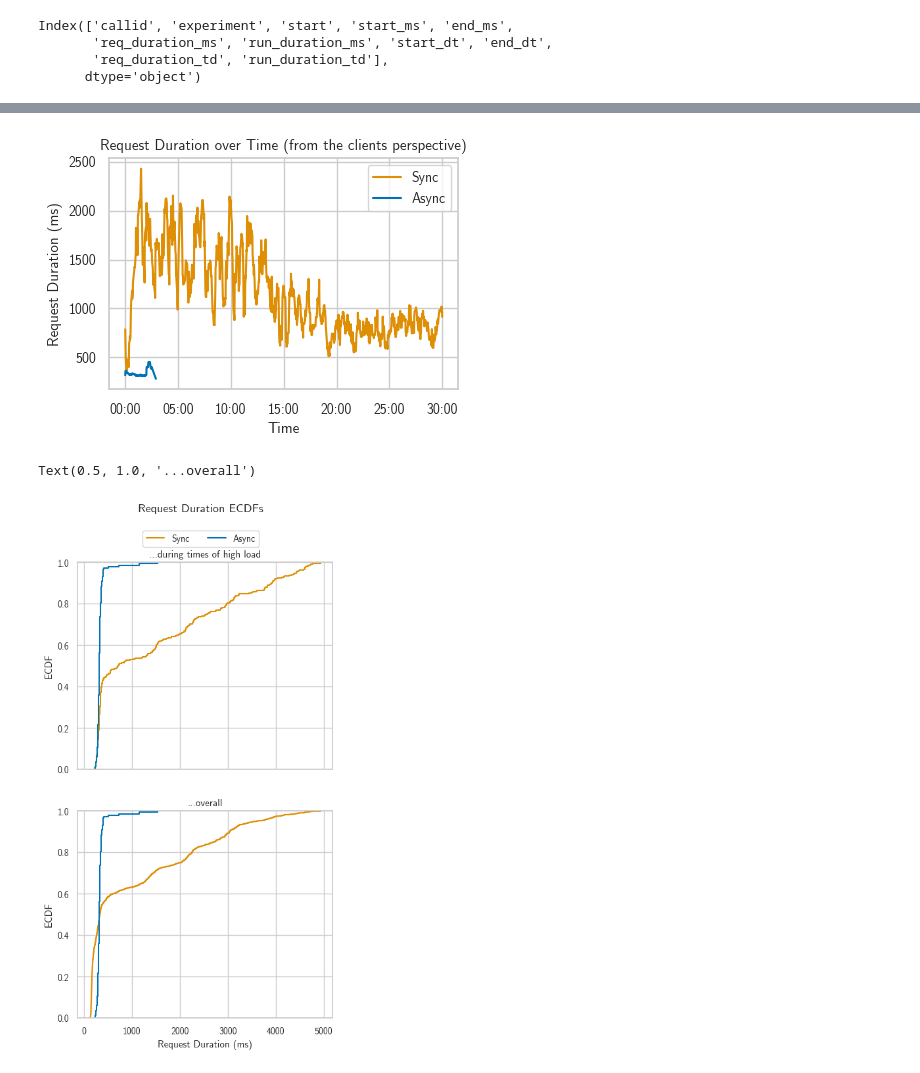
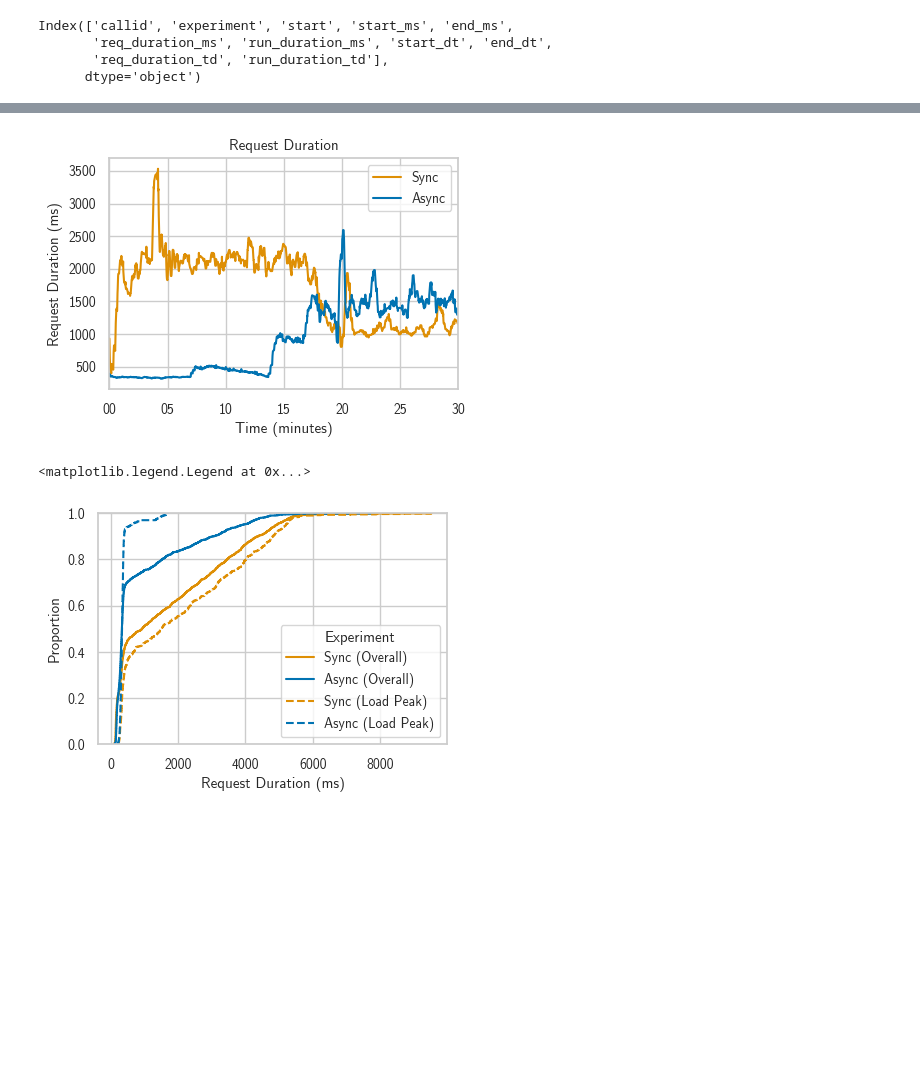
Before and after one commit to umbrellerde/nuclio, a Jupyter notebook: profaastinate/evaluation/stats/properstats.ipynb, the cells around one changed output, grey strips where cells are left out. Drawn from its saved outputs; the diff is of its cells as text; code cells hidden in the pictures; blank space fills up the shorter version.

```diff
--- a/profaastinate/evaluation/stats/properstats.ipynb
+++ b/profaastinate/evaluation/stats/properstats.ipynb
@@ -27,8 +27,8 @@ def save_fig(ax, name, file_type="pdf"):
     file_name = name + "." + file_type
     fig.savefig(os.path.join("graphs", file_name), bbox_inches='tight')
 # %%
-async_folder = "logs/18_N"
-sync_folder = "logs/13_J"
+async_folder = "logs/20_P"
+sync_folder = "logs/21_Q" # prev: 13_J
 
 experiment_phase_ms = {
     "begin": 0,
@@ -273,38 +311,27 @@ Average CPU Over Baseline during the end phase: async: nan, sync: 28.22177852348
 sns.lineplot(data=r_s_w_df, x="start_dt", y="req_duration_ms", label="Sync", color=color_map["sync"])
 sns.lineplot(data=r_a_w_df, x="start_dt", y="req_duration_ms", label="Async", color=color_map["async"])
 plt.ylabel("Request Duration (ms)")
-plt.xlabel("Time")
-plt.title("Request Duration over Time (from the clients perspective)")
+plt.xlabel("Time (minutes)")
+plt.title("Request Duration")
+plt.xlim(pd.to_datetime(experiment_phase_ms["begin"], unit="ms"), pd.to_datetime(experiment_phase_ms["end"], unit="ms"))
 
-plt.gca().xaxis.set_major_formatter(mdates.DateFormatter('%M:%S'))
+plt.gca().xaxis.set_major_formatter(mdates.DateFormatter('%M'))
 # %% [output]
-[figure, old version]
+[figure, new version]
 # %%
-# Create a split ecdf plot with the overall request duration and the request duration during the first phase of the experiment where start_ms is smaller than experiment_phase_ms["high_end"]
-fig, (ax1, ax2) = plt.subplots(2, 1, sharex=True, sharey=True, figsize=(5,9))
-
-sns.ecdfplot(ax=ax2, data=s_w_df, x="req_duration_ms", label="Sync", color=color_map["sync"])
-sns.ecdfplot(ax=ax2, data=a_w_df, x="req_duration_ms", label="Async", color=color_map["async"])
+sns.ecdfplot(data=s_w_df, x="req_duration_ms", label="Sync (Overall)", color=color_map["sync"])
+sns.ecdfplot(data=a_w_df, x="req_duration_ms", label="Async (Overall)", color=color_map["async"])
 
 # get s_w_df and a_w_df where start_ms is smaller than experiment_phase_ms["high_end"]
 s_w_df_phase_1 = s_w_df[s_w_df["start_ms"] < experiment_phase_ms["high_end"]]
 a_w_df_phase_1 = a_w_df[a_w_df["start_ms"] < experiment_phase_ms["high_end"]]
-sns.ecdfplot(ax=ax1, data=s_w_df_phase_1, x="req_duration_ms", label="Sync", color=color_map["sync"])
-sns.ecdfplot(ax=ax1, data=a_w_df_phase_1, x="req_duration_ms", label="Async", color=color_map["async"])
+sns.ecdfplot(data=s_w_df_phase_1, x="req_duration_ms", label="Sync (Load Peak)", color=color_map["sync"], linestyle="--")
+sns.ecdfplot(data=a_w_df_phase_1, x="req_duration_ms", label="Async (Load Peak)", color=color_map["async"], linestyle="--")
 
-ax1.set_xlabel("")
-ax1.set_ylabel("ECDF")
-ax2.set_xlabel("Request Duration (ms)")
-ax2.set_ylabel("ECDF")
+plt.xlabel("Request Duration (ms)")
 
-# create one legend for both plots
-handles, labels = ax2.get_legend_handles_labels()
-fig.legend(handles, labels, loc='center', ncol=2, bbox_to_anchor=(0.5, 0.92))
-
-# Set overall Title
-fig.suptitle("Request Duration ECDFs")
-ax1.set_title("...during times of high load")
-ax2.set_title("...overall")
+# Create a legend
+plt.legend(title="Experiment", loc='lower right', labels=["Sync (Overall)", "Async (Overall)", "Sync (Load Peak)", "Async (Load Peak)"])
 # %% [output]
-Text(0.5, 1.0, '...overall')
+<matplotlib.legend.Legend at 0x...>
-[figure, old version]
+[figure, new version]
```
Also changed, not shown: parts of 10 cells of this notebook, 3 other files.
